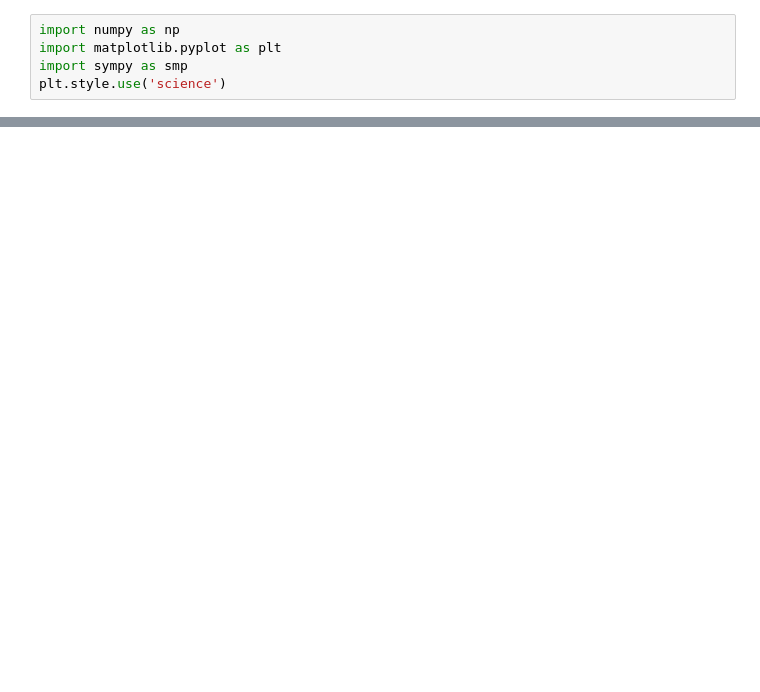
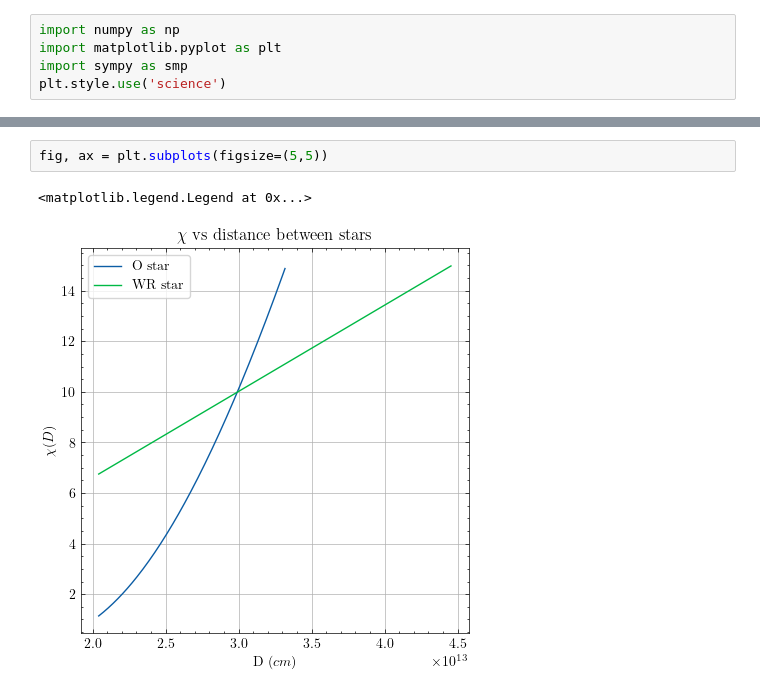
Before and after one commit to tjones8620/binary_star_scripts, a Jupyter notebook: wind_velocity.ipynb, the cells around one changed output, grey strips where cells are left out. Cells and saved outputs as stored; diff of their text form; blank space fills up the shorter version.

```diff
--- a/wind_velocity.ipynb
+++ b/wind_velocity.ipynb
@@ -155,0 +98,5 @@ $\mathrm{kAU}$
+# %%
+fig, ax = plt.subplots(figsize=(5,5))
+# %% [output]
+<matplotlib.legend.Legend at 0x...>
+[figure, added]
```
Also changed, not shown: parts of 23 cells of this notebook.
